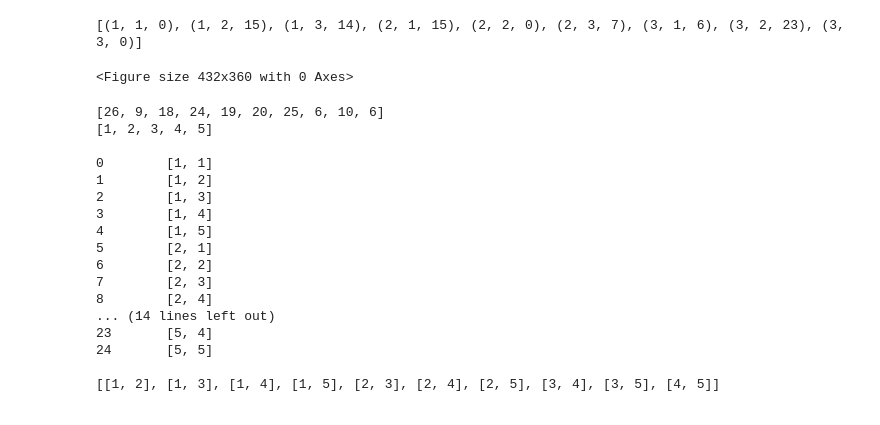
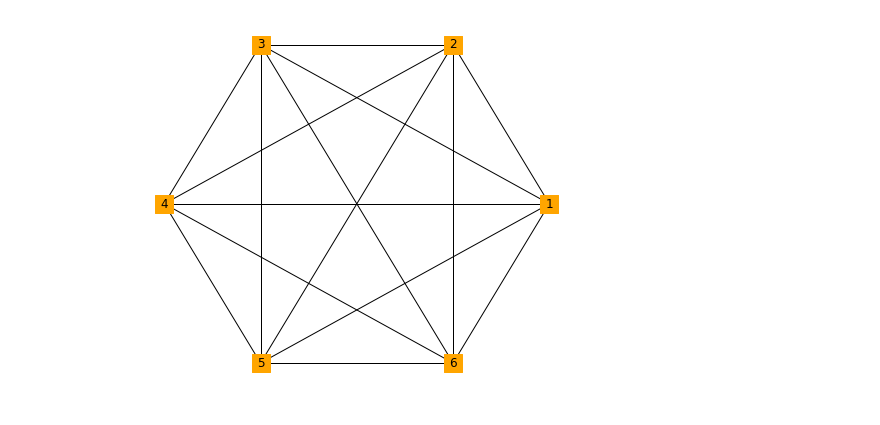
Before and after one commit to acesaif/Algo_Implementation, a Jupyter notebook: weighted_graphs.ipynb, the cells around one changed output. Cells and saved outputs as stored; diff of their text form; code cells hidden in the pictures.

Commit message:
weighted graph figures and updation of functions

```diff
--- a/weighted_graphs.ipynb
+++ b/weighted_graphs.ipynb
@@ -18,61 +18,26 @@ def weighted_graph(num_nodes):
     edgelist = []
     for i in nodelist:
         for j in nodelist:
-            if i == j:
-                edgelist.append((i, j, 0))
-            if (i != j and sum((i, j)) == sum((j, i))):
-                rand = random.randint(5, 25)
-                edgelist.append((i, j, rand))
-    print(edgelist)
+            edgelist.append([i, j])
+
+    p = 0
+    eff_edgelist = []
+    while p < len(edgelist):
+        if edgelist[p][0] < edgelist[p][1]:
+            eff_edgelist.append(edgelist[p])
+        p += 1
+
+    for i in eff_edgelist:
+        i.append(random.randint(5, 50))
+    eff_edgelist = [tuple(i) for i in eff_edgelist]
 
     G = nx.Graph()
     G.add_nodes_from(nodelist)
-    G.add_weighted_edges_from(edgelist)
+    G.add_weighted_edges_from(eff_edgelist)
+    nx.draw_circular(
+        G, node_shape='s', node_color='orange', with_labels=1)
+    return plt.show()
 # %%
-weighted_graph(3)
+weighted_graph(6)
 # %% [output]
-[(1, 1, 0), (1, 2, 15), (1, 3, 14), (2, 1, 15), (2, 2, 0), (2, 3, 7), (3, 1, 6), (3, 2, 23), (3, 3, 0)]
-<Figure size 432x360 with 0 Axes>
+[figure, added]
-# %%
-n = 5
-rlist = [random.randint(5, 30) for i in range((n * (n - 1))//2)]
-print(rlist)
-
-nlist = list(range(1, n + 1))
-print(nlist)
-print()
-
-elist = []
-for i in nlist:
-    for j in nlist:
-        elist.append([i, j])
-
-for i, j in enumerate(elist):
-    print(i, "\t", j)
-print()
-
-p = 0
-eff_edgelist = []
-while p < len(elist):
-    if elist[p][0] < elist[p][1]:
-        eff_edgelist.append(elist[p])
-    p += 1
-print(eff_edgelist)
-# %% [output]
-[26, 9, 18, 24, 19, 20, 25, 6, 10, 6]
-[1, 2, 3, 4, 5]
-
-0        [1, 1]
-1        [1, 2]
-2        [1, 3]
-3        [1, 4]
-4        [1, 5]
-5        [2, 1]
-6        [2, 2]
-7        [2, 3]
-8        [2, 4]
-... (14 lines left out)
-23       [5, 4]
-24       [5, 5]
-
-[[1, 2], [1, 3], [1, 4], [1, 5], [2, 3], [2, 4], [2, 5], [3, 4], [3, 5], [4, 5]]
```
